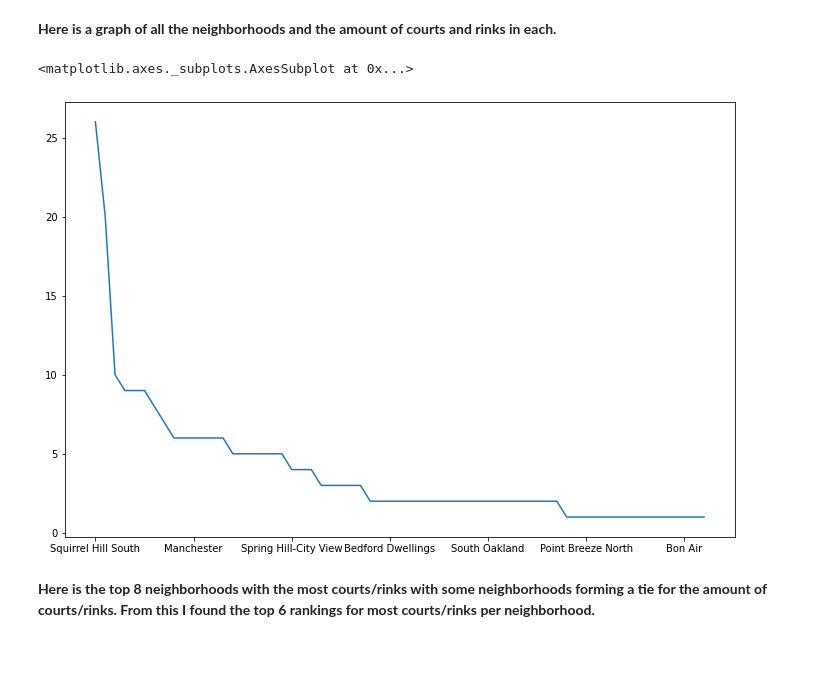
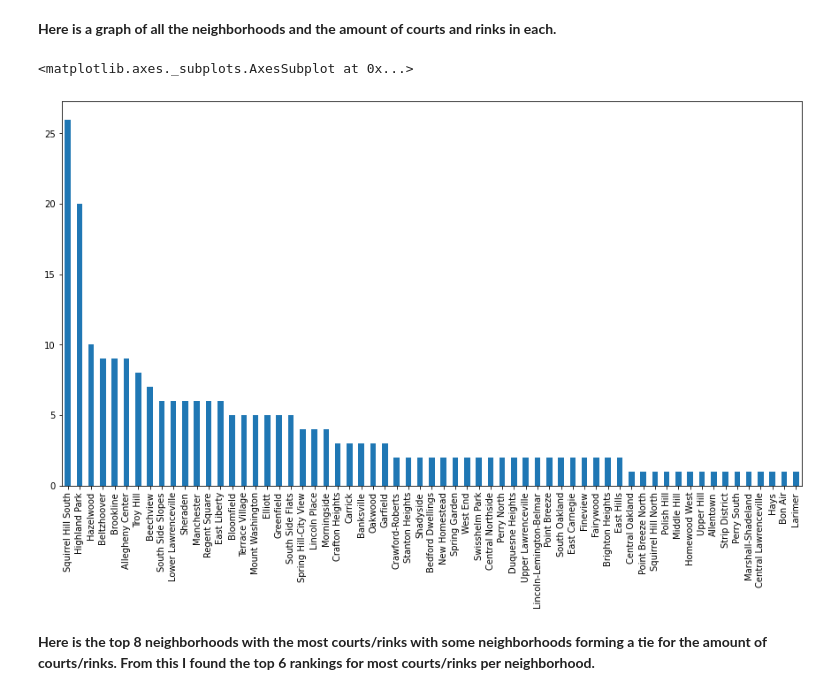
Before and after one commit to Roma-Reddy/Cmpinf0010FinalProject, a Jupyter notebook: Fontana_Final-Project-Notebook.ipynb, the cells around one changed output. Cells and saved outputs as stored; diff of their text form; code cells hidden in the pictures; blank space fills up the shorter version.

```diff
--- a/Fontana_Final-Project-Notebook.ipynb
+++ b/Fontana_Final-Project-Notebook.ipynb
@@ -345,10 +345,10 @@ courts_and_rinks.sample(20)
 # %% [markdown]
 **Here is a graph of all the neighborhoods and the amount of courts and rinks in each.**
 # %%
-courts_values.plot(figsize=[12,8])
+courts_values.plot.bar(figsize=[15,8])
 # %% [output]
 <matplotlib.axes._subplots.AxesSubplot at 0x...>
-[figure, old version]
+[figure, new version]
 # %% [markdown]
 **Here is the top 8 neighborhoods with the most courts/rinks with some neighborhoods forming a tie for the amount of courts/rinks. From this I found the top 6 rankings for most courts/rinks per neighborhood.**
 # %%
```
Also changed, not shown: parts of 7 cells of this notebook.
